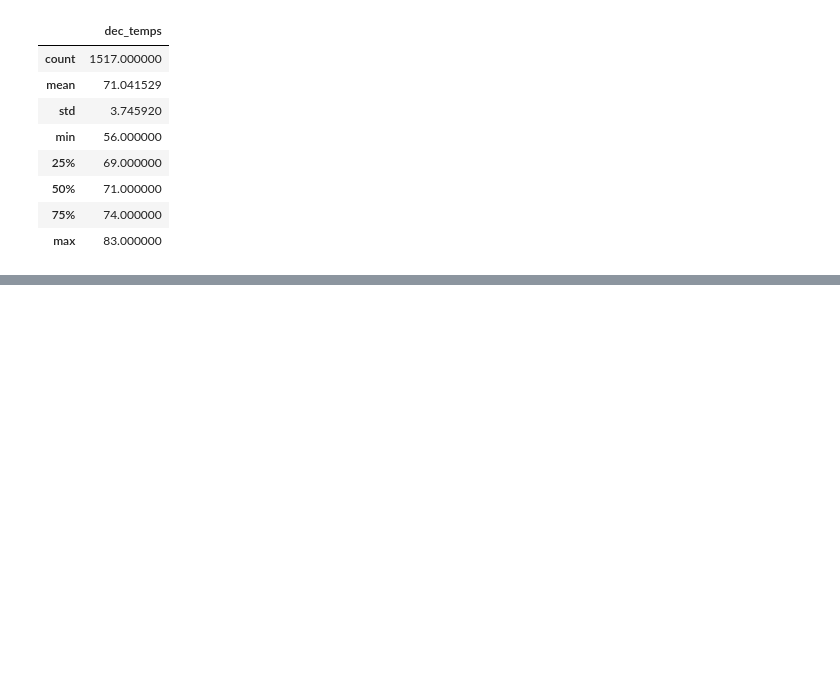
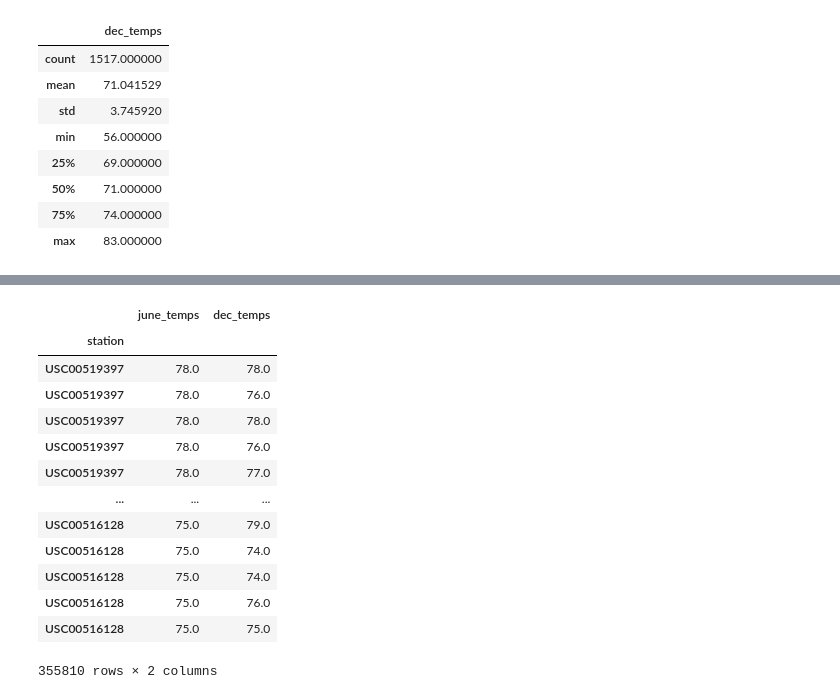
Before and after one commit to sahithig1/surfs_up, a Jupyter notebook: SurfsUp_Challenge_starter_code.ipynb, the cells around one changed output, grey strips where cells are left out. Saved outputs shown, nothing was run; the diff lists cells and outputs as text; code cells hidden in the pictures; blank space fills up the shorter version.

```diff
--- a/SurfsUp_Challenge_starter_code.ipynb
+++ b/SurfsUp_Challenge_starter_code.ipynb
@@ -89,0 +170,5 @@ dec_results_df.describe()
+# %%
+june_station = session.query(Measurement.tobs,Measurement.station).filter(extract('month',Measurement.date) ==6).all()
+
+june_station_df=pd.DataFrame(june_station,columns=['june_temps','station'])
+june_station_df
@@ -89,0 +189,4 @@ dec_results_df.describe()
+# %%
+dec_station = session.query(Measurement.tobs,Measurement.station).filter(extract('month',Measurement.date) ==12).all()
+dec_station_df=pd.DataFrame(june_station,columns=['dec_temps','station'])
+dec_station_df
@@ -89,0 +207,18 @@ dec_results_df.describe()
+# %%
+station_temps = june_station_df.merge(dec_station_df, on = "station", how = "inner").set_index("station")
+station_temps
+# %% [output]
+|  | june_temps | dec_temps |
+| station |  |  |
+| USC00519397 | 78.0 | 78.0 |
+| USC00519397 | 78.0 | 76.0 |
+| USC00519397 | 78.0 | 78.0 |
+| USC00519397 | 78.0 | 76.0 |
+| USC00519397 | 78.0 | 77.0 |
+| ... | ... | ... |
+| USC00516128 | 75.0 | 79.0 |
+| USC00516128 | 75.0 | 74.0 |
+| USC00516128 | 75.0 | 74.0 |
+| USC00516128 | 75.0 | 76.0 |
+| USC00516128 | 75.0 | 75.0 |
+355810 rows × 2 columns
```
Also changed, not shown: parts of 11 cells of this notebook, 1 other file.
